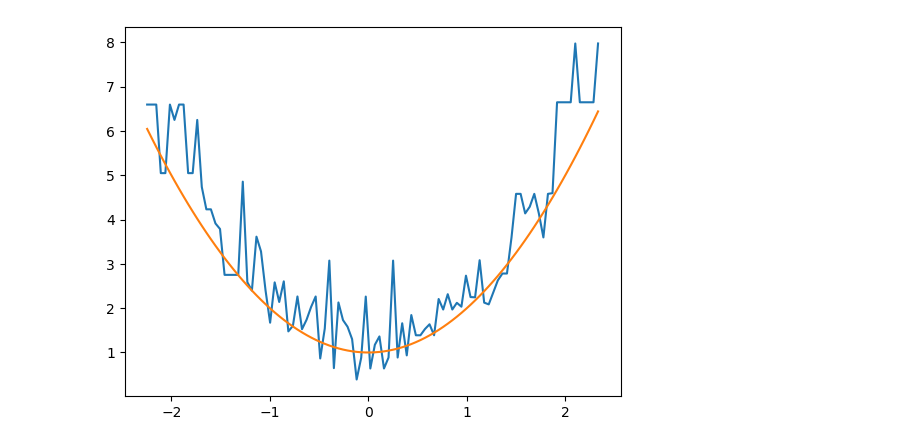
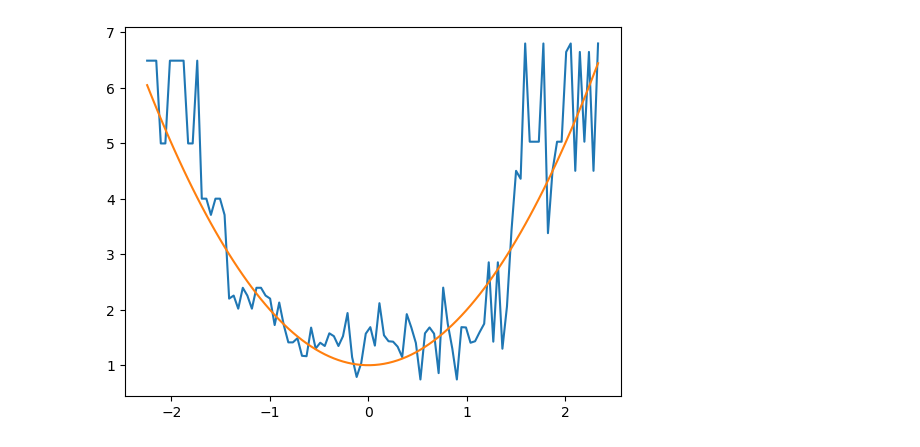
Before and after one commit to DataCanvasIO/YLearn, a Jupyter notebook: example_usages/test_causal_tree.ipynb, the cells around one changed output. Saved outputs shown, nothing was run; the diff lists cells and outputs as text; code cells hidden in the pictures.

Commit message:
add support of honest splitting of causal tree

```diff
--- a/example_usages/test_causal_tree.ipynb
+++ b/example_usages/test_causal_tree.ipynb
@@ -27,7 +27,7 @@ outcome = 'outcome'
 treatment = 'treatment'
 adjustment = data.columns[2:]
 # %%
-ct = CausalTree(random_state=20, min_samples_leaf=10, max_depth=25, min_impurity_decrease=1e-10)
+ct = CausalTree(random_state=20, min_samples_leaf=10, max_depth=1000, min_impurity_decrease=1e-10, honest_subsample_num=0.45)
 ct.fit(
     data=data,
     outcome=outcome,
@@ -35,4 +35,8 @@ ct.fit(
     adjustment=adjustment
 )
 ct_pred = ct.estimate(data=test_data)
+for t in range(n_x):
+    plt.plot(v_test[:, 0], ct_pred[:, t])
+    plt.plot(v_test[:, 0], true_te(v_test)[:, t])
+plt.show()
 # %% [output]
@@ -43,7 +47 @@ ct_pred = ct.estimate(data=test_data)
+[figure, added]
-# %%
-for t in range(n_x):
-    plt.plot(v_test[:, 0], ct_pred[:, t])
-    plt.plot(v_test[:, 0], true_te(v_test)[:, t])
-plt.show()
-# %% [output]
-[figure, removed]
```
Also changed, not shown: parts of 1 cell of this notebook, 1 other file.
